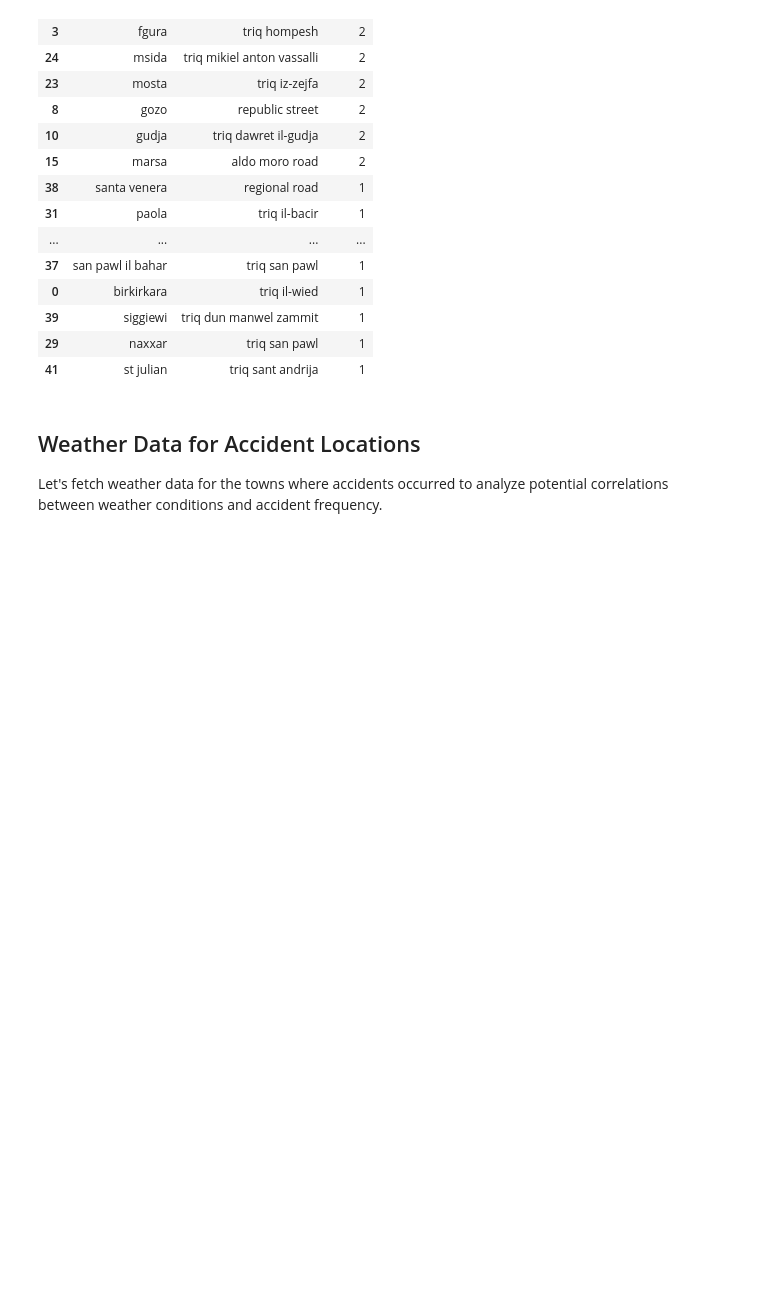
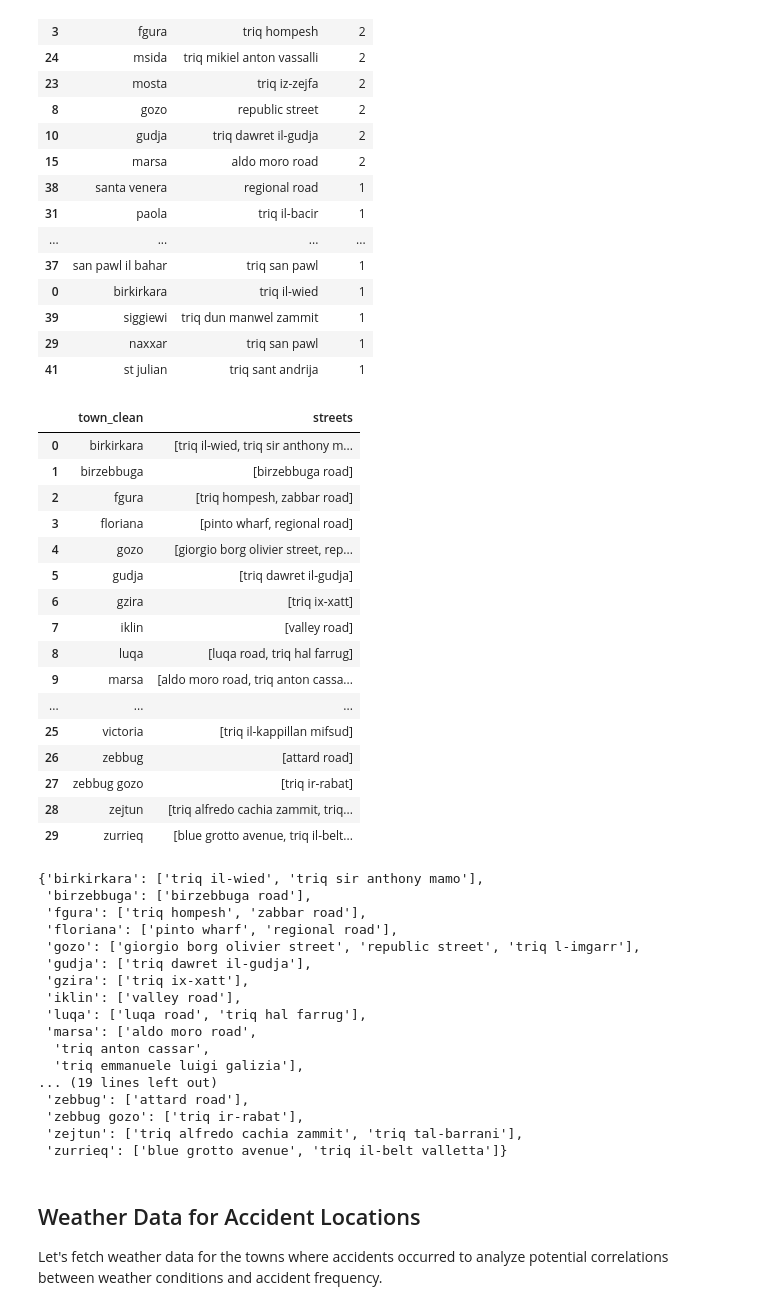
Before and after one commit to michael-vella/ics5110-assignment, a Jupyter notebook: notebooks/individual/paul_said/data_exploration.ipynb, the cells around one changed output. Cells and saved outputs as stored; diff of their text form; code cells hidden in the pictures; blank space fills up the shorter version.

```diff
--- a/notebooks/individual/paul_said/data_exploration.ipynb
+++ b/notebooks/individual/paul_said/data_exploration.ipynb
@@ -1113,6 +1113,58 @@ Top 20 town-street combinations with most accidents:
 | 39 | siggiewi | triq dun manwel zammit | 1 |
 | 29 | naxxar | triq san pawl | 1 |
 | 41 | st julian | triq sant andrija | 1 |
+# %%
+# Streets per town (unique, sorted)
+town_streets = (
+    police_releases_df.dropna(subset=["town_clean", "street_clean"])
+    .groupby("town_clean")["street_clean"]
+    .apply(lambda s: sorted(set(s)))
+    .reset_index()
+    .rename(columns={"street_clean": "streets"})
+    .sort_values("town_clean")
+    .reset_index(drop=True)
+)
+
+display(town_streets)
+
+# Optional: dictionary form
+streets_by_town = dict(zip(town_streets["town_clean"], town_streets["streets"]))
+streets_by_town
+# %% [output]
+|  | town_clean | streets |
+| 0 | birkirkara | [triq il-wied, triq sir anthony m... |
+| 1 | birzebbuga | [birzebbuga road] |
+| 2 | fgura | [triq hompesh, zabbar road] |
+| 3 | floriana | [pinto wharf, regional road] |
+| 4 | gozo | [giorgio borg olivier street, rep... |
+| 5 | gudja | [triq dawret il-gudja] |
+| 6 | gzira | [triq ix-xatt] |
+| 7 | iklin | [valley road] |
+| 8 | luqa | [luqa road, triq hal farrug] |
+| 9 | marsa | [aldo moro road, triq anton cassa... |
+| ... | ... | ... |
+| 25 | victoria | [triq il-kappillan mifsud] |
+| 26 | zebbug | [attard road] |
+| 27 | zebbug gozo | [triq ir-rabat] |
+| 28 | zejtun | [triq alfredo cachia zammit, triq... |
+| 29 | zurrieq | [blue grotto avenue, triq il-belt... |
+{'birkirkara': ['triq il-wied', 'triq sir anthony mamo'],
+ 'birzebbuga': ['birzebbuga road'],
+ 'fgura': ['triq hompesh', 'zabbar road'],
+ 'floriana': ['pinto wharf', 'regional road'],
+ 'gozo': ['giorgio borg olivier street', 'republic street', 'triq l-imgarr'],
+ 'gudja': ['triq dawret il-gudja'],
+ 'gzira': ['triq ix-xatt'],
+ 'iklin': ['valley road'],
+ 'luqa': ['luqa road', 'triq hal farrug'],
+ 'marsa': ['aldo moro road',
+  'triq anton cassar',
+  'triq emmanuele luigi galizia'],
+... (19 lines left out)
+ 'zebbug': ['attard road'],
+ 'zebbug gozo': ['triq ir-rabat'],
+ 'zejtun': ['triq alfredo cachia zammit', 'triq tal-barrani'],
+ 'zurrieq': ['blue grotto avenue', 'triq il-belt valletta']}
 # %% [markdown]
 ## Weather Data for Accident Locations
 Let's fetch weather data for the towns where accidents occurred to analyze potential correlations between weather conditions and accident frequency.
```
Also changed, not shown: 1 other file.
